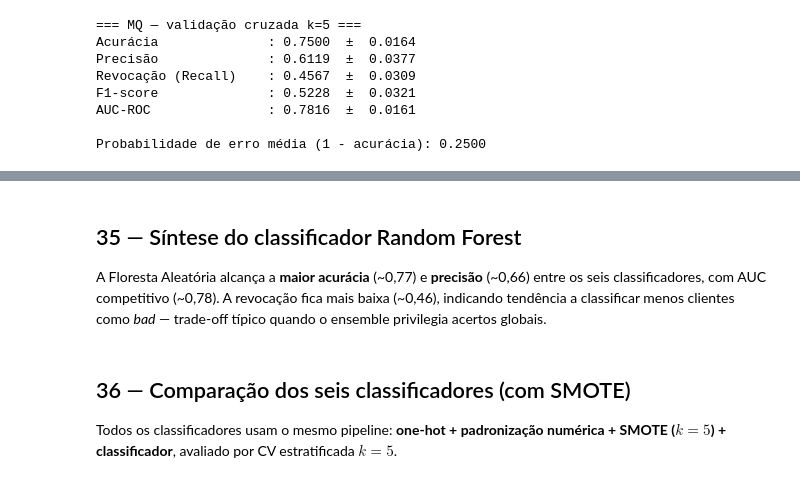
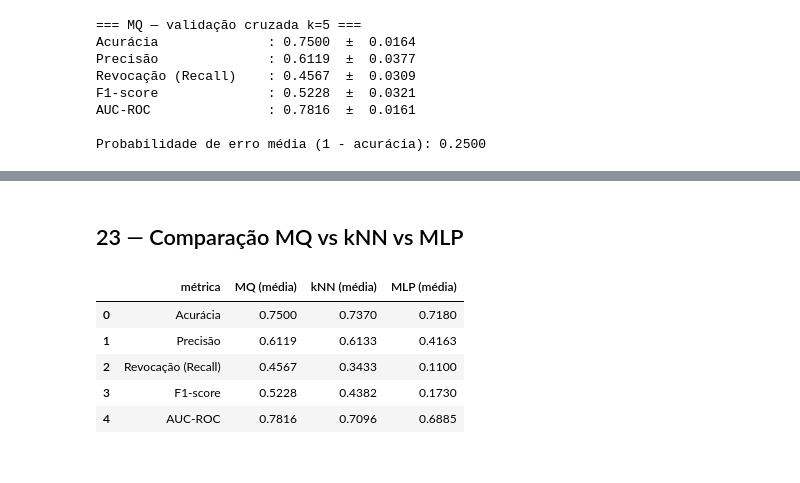
Before and after one commit to Jakson-Almeida/PatternRecognition, a Jupyter notebook: Bayes/Trabalho3_ReconhecimentoPadroes.ipynb, the cells around one changed output, grey strips where cells are left out. Saved outputs shown, nothing was run; the diff lists cells and outputs as text; code cells hidden in the pictures.

```diff
--- a/Bayes/Trabalho3_ReconhecimentoPadroes.ipynb
+++ b/Bayes/Trabalho3_ReconhecimentoPadroes.ipynb
@@ -622,9 +604,17 @@ from sklearn.neighbors import KNeighborsClassifier
 
 KNN_NEIGHBORS = 5
 
-pipeline_knn = make_balanced_pipeline(
-    preprocessor_mq,
-    KNeighborsClassifier(n_neighbors=KNN_NEIGHBORS),
+preprocessor_knn = ColumnTransformer(
+    transformers=[
+        ("cat", OneHotEncoder(handle_unknown="ignore", sparse_output=False), CATEGORICAL_COLS),
+        ("num", StandardScaler(), NUMERIC_COLS),
+    ],
+    verbose_feature_names_out=False,
 )
 
-print(f"Pipeline kNN montado (SMOTE, k={KNN_NEIGHBORS}):", [s[0] for s in pipeline_knn.steps])
+pipeline_knn = Pipeline([
+    ("prep", preprocessor_knn),
+    ("clf", KNeighborsClassifier(n_neighbors=KNN_NEIGHBORS)),
+])
+
+print(f"Pipeline kNN montado (k={KNN_NEIGHBORS}):", [s[0] for s in pipeline_knn.steps])
@@ -706,9 +730,17 @@ from sklearn.neural_network import MLPClassifier
 
 MLP_HIDDEN_LAYERS = (64, 32)
 
-pipeline_mlp = make_balanced_pipeline(
-    preprocessor_mq,
-    MLPClassifier(
+preprocessor_mlp = ColumnTransformer(
+    transformers=[
+        ("cat", OneHotEncoder(handle_unknown="ignore", sparse_output=False), CATEGORICAL_COLS),
+        ("num", StandardScaler(), NUMERIC_COLS),
+    ],
+    verbose_feature_names_out=False,
+)
+
+pipeline_mlp = Pipeline([
+    ("prep", preprocessor_mlp),
+    ("clf", MLPClassifier(
         hidden_layer_sizes=MLP_HIDDEN_LAYERS,
         activation="relu",
         solver="adam",
@@ -716,7 +748,7 @@ pipeline_mlp = make_balanced_pipeline(
         early_stopping=True,
         validation_fraction=0.1,
         random_state=RANDOM_STATE,
-    ),
-)
+    )),
+])
 
-print(f"Pipeline MLP montado (SMOTE) {MLP_HIDDEN_LAYERS}:", [s[0] for s in pipeline_mlp.steps])
+print(f"Pipeline MLP montado {MLP_HIDDEN_LAYERS}:", [s[0] for s in pipeline_mlp.steps])
@@ -1060,4 +842,0 @@ print(f"Figura salva em: {fig_rf}")
-# %% [markdown]
-## 35 — Síntese do classificador Random Forest
-
-A Floresta Aleatória alcança a **maior acurácia** (~0,77) e **precisão** (~0,66) entre os seis classificadores, com AUC competitivo (~0,78). A revocação fica mais baixa (~0,46), indicando tendência a classificar menos clientes como *bad* — trade-off típico quando o ensemble privilegia acertos globais.
@@ -1071,18 +843,20 @@ print(f"\nProbabilidade de erro média (1 - acurácia): {pe_rf:.4f}")
-# %% [markdown]
-## 36 — Comparação dos seis classificadores (com SMOTE)
-
-Todos os classificadores usam o mesmo pipeline: **one-hot + padronização numérica + SMOTE ($k=5$) + classificador**, avaliado por CV estratificada $k=5$.
+# %% [markdown]
+## 23 — Comparação MQ vs kNN vs MLP
 # %%
 comparison_all = pd.DataFrame({
     "métrica": metrics_summary["métrica"],
     "MQ (média)": metrics_summary["média"].values,
     "kNN (média)": metrics_summary_knn["média"].values,
     "MLP (média)": metrics_summary_mlp["média"].values,
-    "SVM (média)": metrics_summary_svm["média"].values,
-    "AdaBoost (média)": metrics_summary_ada["média"].values,
-    "RF (média)": metrics_summary_rf["média"].values,
 })
 comparison_all
+# %% [output]
+|  | métrica | MQ (média) | kNN (média) | MLP (média) |
+| 0 | Acurácia | 0.7500 | 0.7370 | 0.7180 |
+| 1 | Precisão | 0.6119 | 0.6133 | 0.4163 |
+| 2 | Revocação (Recall) | 0.4567 | 0.3433 | 0.1100 |
+| 3 | F1-score | 0.5228 | 0.4382 | 0.1730 |
+| 4 | AUC-ROC | 0.7816 | 0.7096 | 0.6885 |
 # %%
 print(f"=== MLP — validação cruzada k={CV_FOLDS}, camadas={MLP_HIDDEN_LAYERS} ===")
 for _, row in metrics_summary_mlp.iterrows():
```
Also changed, not shown: parts of 58 cells of this notebook, 8 other files.
